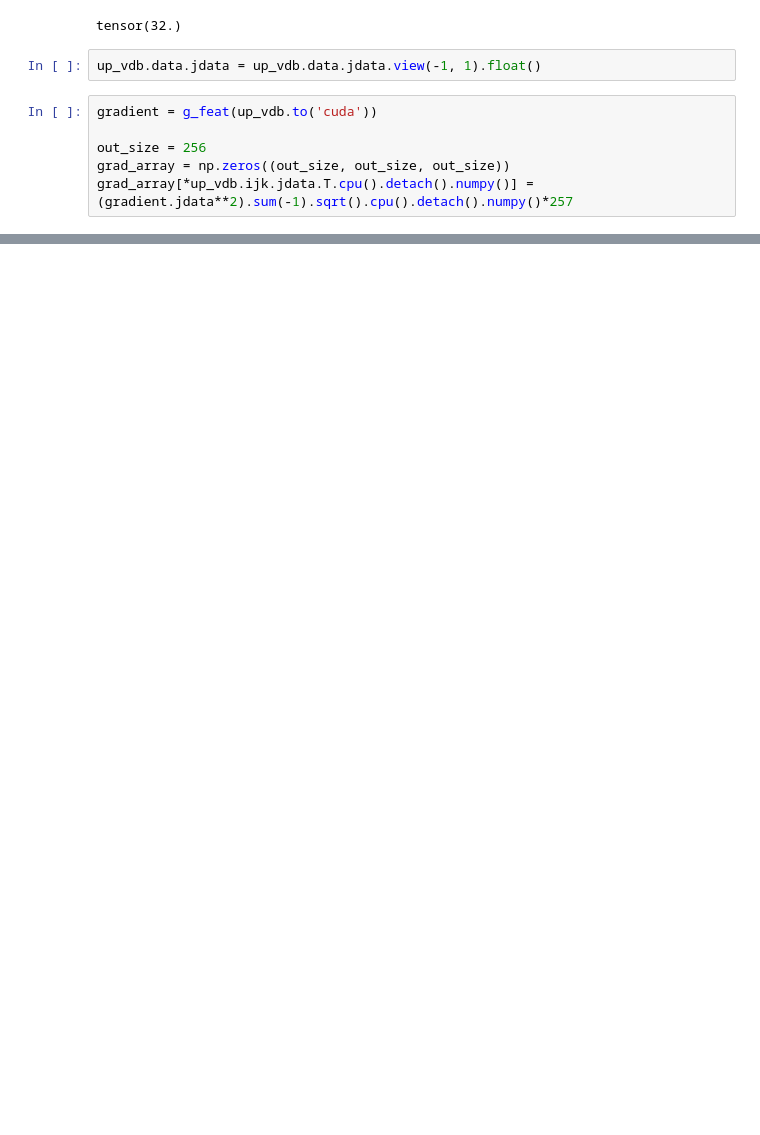
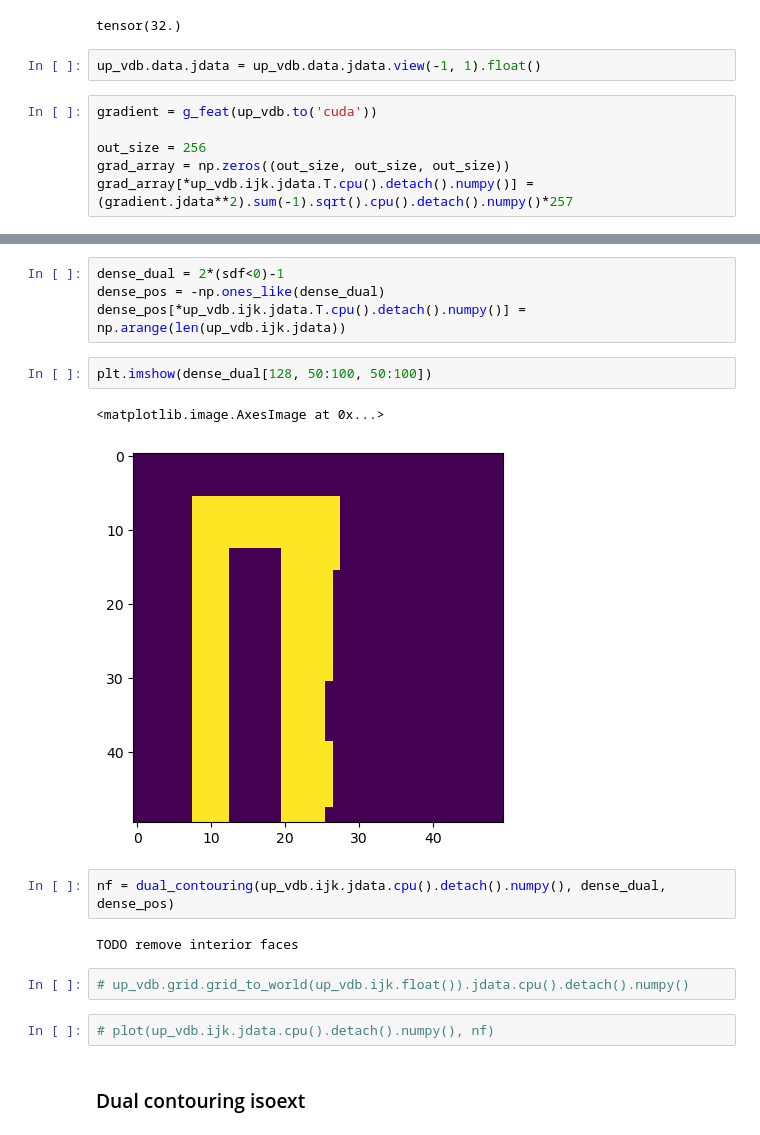
Before and after one commit to Sagar160/SSU, a Jupyter notebook: demo/demo_nissim.ipynb, the cells around one changed output, grey strips where cells are left out. Cells and saved outputs as stored; diff of their text form; blank space fills up the shorter version.

```diff
--- a/demo/demo_nissim.ipynb
+++ b/demo/demo_nissim.ipynb
@@ -464,0 +541,19 @@ plt.colorbar()
+# %%
+dense_dual = 2*(sdf<0)-1
+dense_pos = -np.ones_like(dense_dual)
+dense_pos[*up_vdb.ijk.jdata.T.cpu().detach().numpy()] = np.arange(len(up_vdb.ijk.jdata))
+# %%
+plt.imshow(dense_dual[128, 50:100, 50:100])
+# %% [output]
+<matplotlib.image.AxesImage at 0x...>
+[figure, added]
+# %%
+nf = dual_contouring(up_vdb.ijk.jdata.cpu().detach().numpy(), dense_dual, dense_pos)
+# %% [output]
+TODO remove interior faces
+# %%
+# up_vdb.grid.grid_to_world(up_vdb.ijk.float()).jdata.cpu().detach().numpy()
+# %%
+# plot(up_vdb.ijk.jdata.cpu().detach().numpy(), nf)
+# %% [markdown]
+### Dual contouring isoext
```
Also changed, not shown: parts of 27 cells of this notebook.
